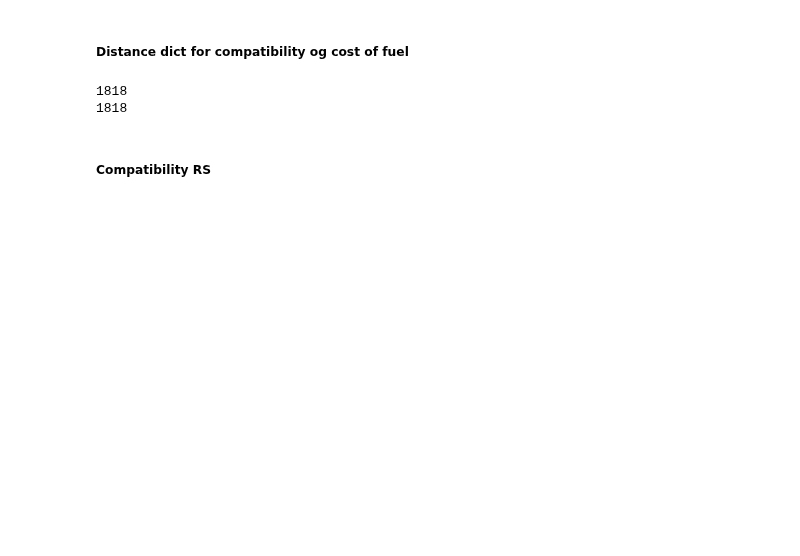
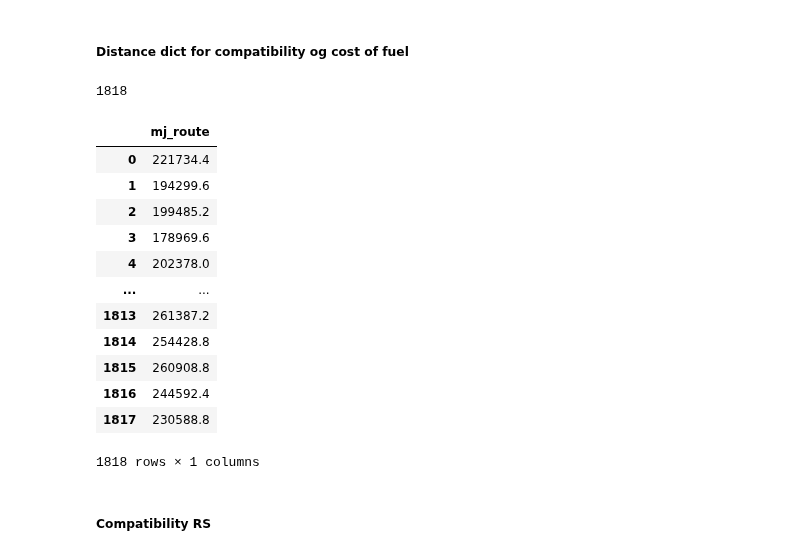
Before and after one commit to camillalie/masteroppgave, a Jupyter notebook: data_generation/generate_params_riktig.ipynb, the cells around one changed output. Saved outputs shown, nothing was run; the diff lists cells and outputs as text; code cells hidden in the pictures; blank space fills up the shorter version.

```diff
--- a/data_generation/generate_params_riktig.ipynb
+++ b/data_generation/generate_params_riktig.ipynb
@@ -152,23 +154,32 @@ with pd.ExcelWriter(output_excel_path, engine='openpyxl', mode='a', if_sheet_exi
 # %%
 # Lager dictionaries for MJ_route for å senere kunne multiplisere sammen disse verdiene for å få kostnad per rute per fueltype
 distance_dict = mj_route['mj_route'].to_dict()
-#distance_dict = distance_dict['mj_route']
 
 # lager egne distanser for elektrisk
 
-specific_distance_dict = mj_route_el['mj_route'].to_dict()
+# specific_distance_dict = mj_route_el['mj_route'].to_dict()
 #specific_distance_dict= specific_distance_dict['mj_route']
-electric_distance_dict = {key + 1: value for key, value in specific_distance_dict.items()}
+# electric_distance_dict = {key + 1: value for key, value in specific_distance_dict.items()}
 
 #print(distance_dict)
 distance_dict = {key + 1: value for key, value in distance_dict.items()}
 print(len(distance_dict))
 mj_route
-
-print(len(electric_distance_dict))
 # %% [output]
 1818
-1818
+|  | mj_route |
+| 0 | 221734.4 |
+| 1 | 194299.6 |
+| 2 | 199485.2 |
+| 3 | 178969.6 |
+| 4 | 202378.0 |
+| ... | ... |
+| 1813 | 261387.2 |
+| 1814 | 254428.8 |
+| 1815 | 260908.8 |
+| 1816 | 244592.4 |
+| 1817 | 230588.8 |
+1818 rows × 1 columns
 # %% [markdown]
 ##### Compatibility RS
 # %%
```
Also changed, not shown: parts of 11 cells of this notebook, 10 other files.
